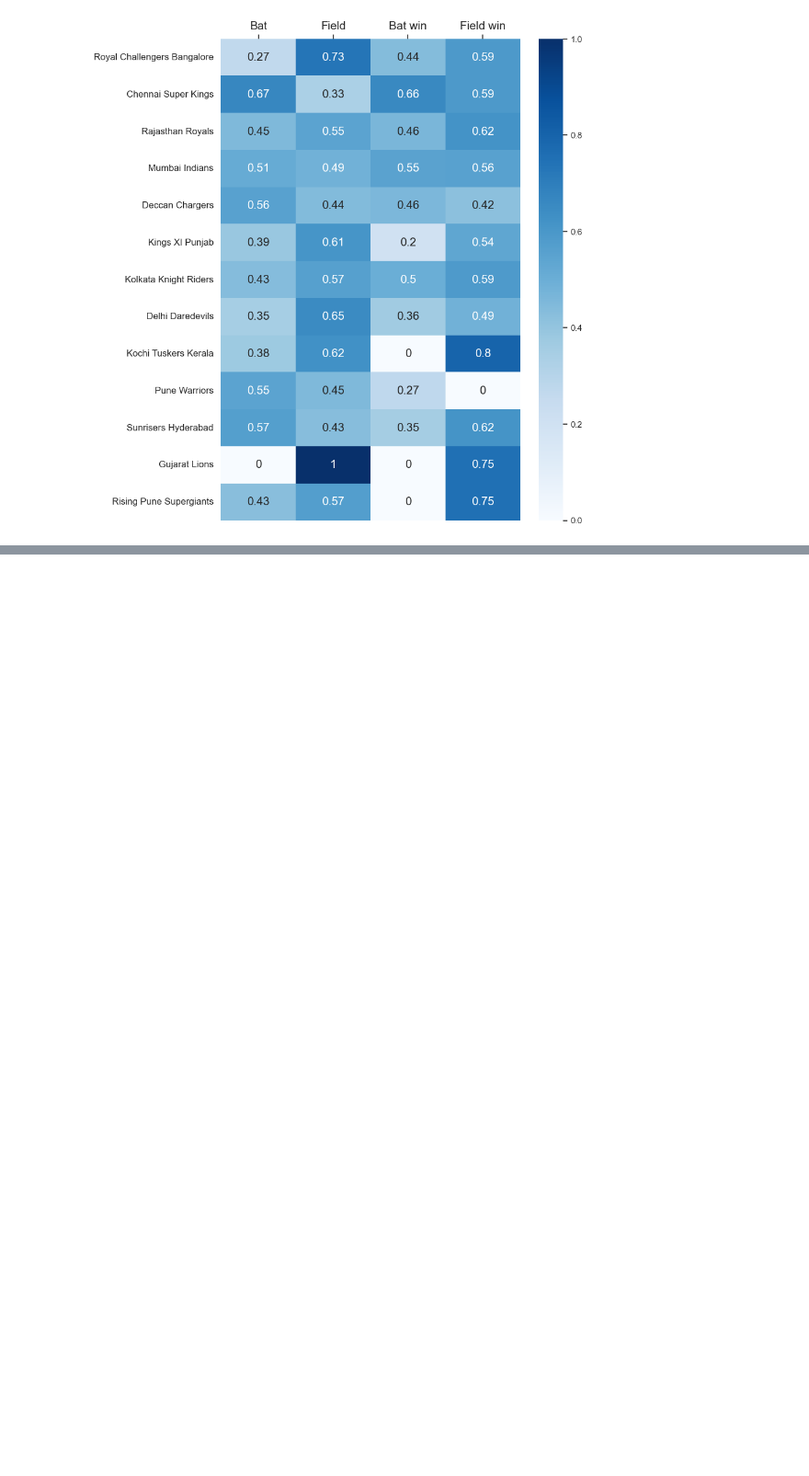
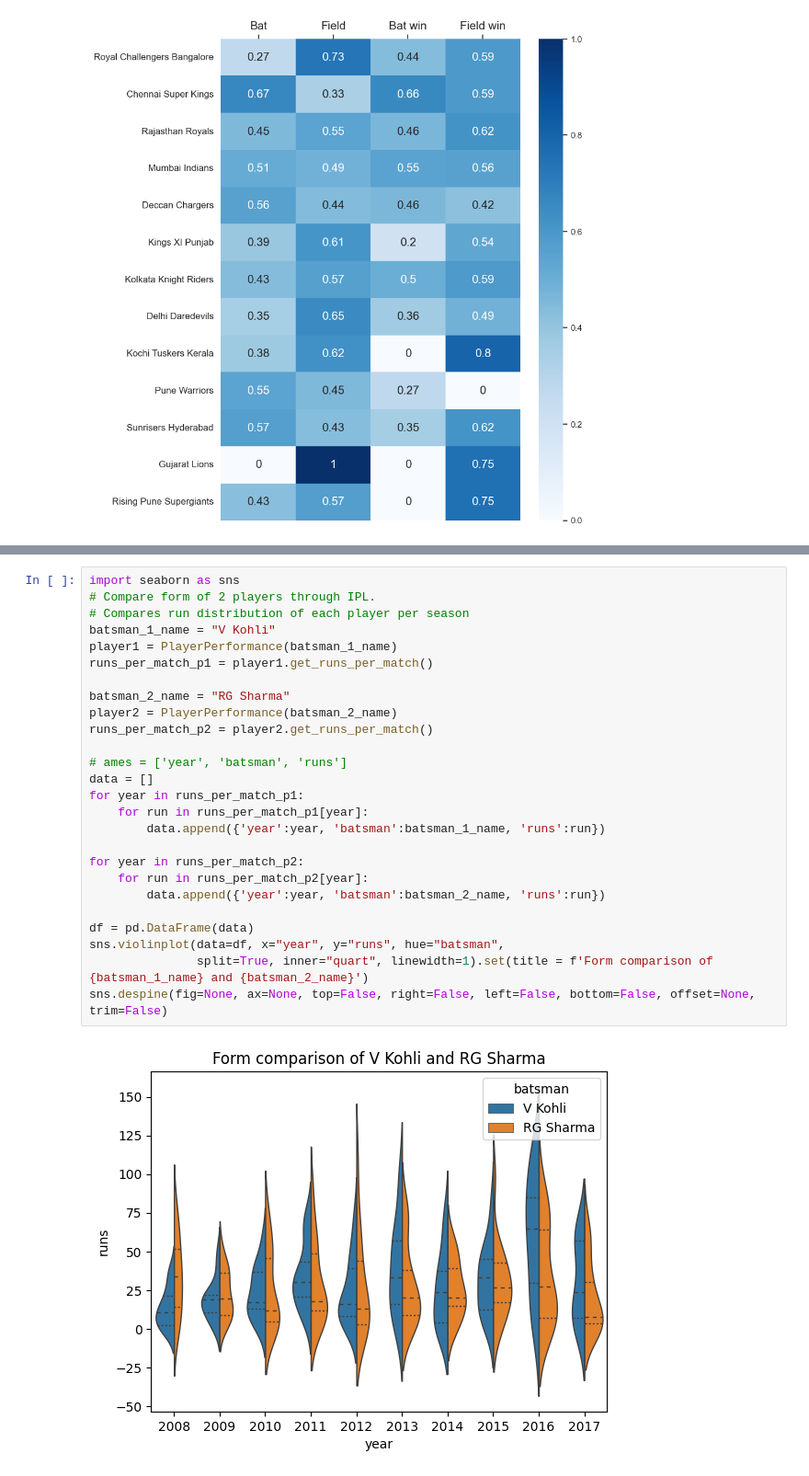
Before and after one commit to rkishorekumar-git/EDA-For-IPL, a Jupyter notebook: src/common_notebook.ipynb, the cells around one changed output, grey strips where cells are left out. Shown: that part at 92% size. Saved outputs shown, nothing was run; the diff lists cells and outputs as text; blank space fills up the shorter version.

```diff
--- a/src/common_notebook.ipynb
+++ b/src/common_notebook.ipynb
@@ -163,0 +197,28 @@ toss_winner_choice_table()
+# %%
+import seaborn as sns
+# Compare form of 2 players through IPL.
+# Compares run distribution of each player per season
+batsman_1_name = "V Kohli"
+player1 = PlayerPerformance(batsman_1_name)
+runs_per_match_p1 = player1.get_runs_per_match()
+
+batsman_2_name = "RG Sharma"
+player2 = PlayerPerformance(batsman_2_name)
+runs_per_match_p2 = player2.get_runs_per_match()
+
+# ames = ['year', 'batsman', 'runs']
+data = []
+for year in runs_per_match_p1:
+    for run in runs_per_match_p1[year]:
+        data.append({'year':year, 'batsman':batsman_1_name, 'runs':run})
+
+for year in runs_per_match_p2:
+    for run in runs_per_match_p2[year]:
+        data.append({'year':year, 'batsman':batsman_2_name, 'runs':run})
+
+df = pd.DataFrame(data)
+sns.violinplot(data=df, x="year", y="runs", hue="batsman",
+               split=True, inner="quart", linewidth=1).set(title = f'Form comparison of {batsman_1_name} and {batsman_2_name}')
+sns.despine(fig=None, ax=None, top=False, right=False, left=False, bottom=False, offset=None, trim=False)
+# %% [output]
+[figure, added]
```
Also changed, not shown: parts of 4 cells of this notebook, 10 other files.
